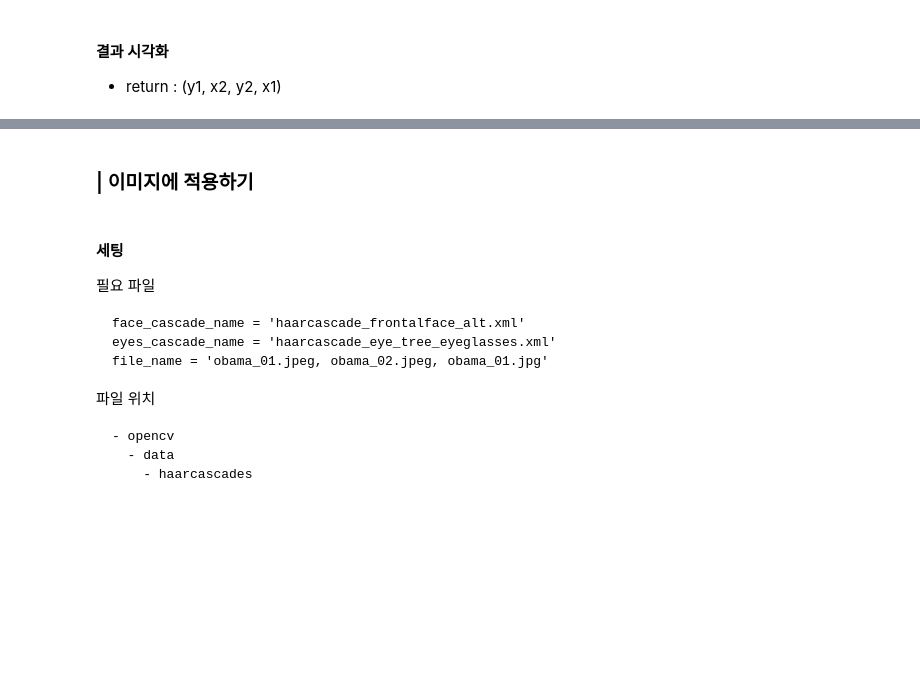
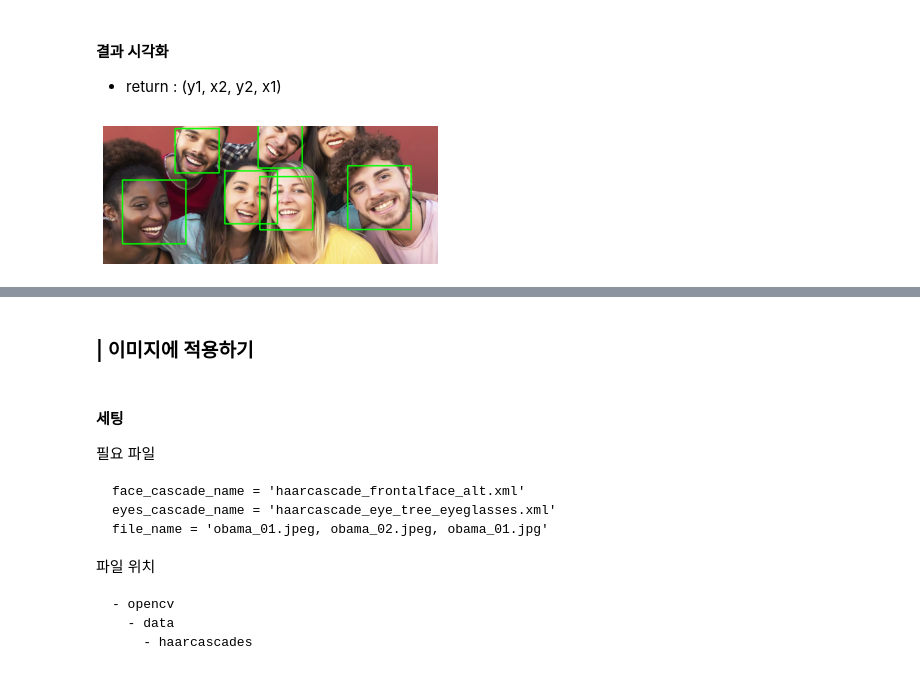
Before and after one commit to GETHUB55/SkillTreePython-DeepLearning, a Jupyter notebook: 00.추가학습/ch00_04_OpenCV활용_haarcascade_객체인식.ipynb, the cells around one changed output, grey strips where cells are left out. Saved outputs shown, nothing was run; the diff lists cells and outputs as text; code cells hidden in the pictures; blank space fills up the shorter version.

```diff
--- a/00.추가학습/ch00_04_OpenCV활용_haarcascade_객체인식.ipynb
+++ b/00.추가학습/ch00_04_OpenCV활용_haarcascade_객체인식.ipynb
@@ -37,2 +61,11 @@
 # %% [markdown]
 #### **예측**
+# %%
+# easy: (학습된)모델을 가져다 쓰는거
+# hard: 모델을 만드는 것, 모델을 내가 가진 데이터로 학습하는 것
+
+f_path='p3 .png'
+img =fr.load_image_file(f_path)
+faces = fr.face_locations(img) #이미지를 넣으면 얼굴의 위치를 반환
+print(len(faces))
+faces
@@ -40,6 +81,16 @@
 #### **결과 시각화**
 
 * return : (y1, x2, y2, x1)
+# %%
+for face in faces:
+  #print(face)
+  y_start, x_end, y_end, x_start =face
+  cv2.rectangle(img,(x_start,y_start ),(x_end,y_end),(0,255,0),3)
+plt.imshow(img)
+plt.axis('off')
+plt.show()
+# %% [output]
+[figure, added]
 # %% [markdown]
 ## OpenCV를 이용한 얼굴탐지
 ---
```
Also changed, not shown: parts of 3 cells of this notebook.
